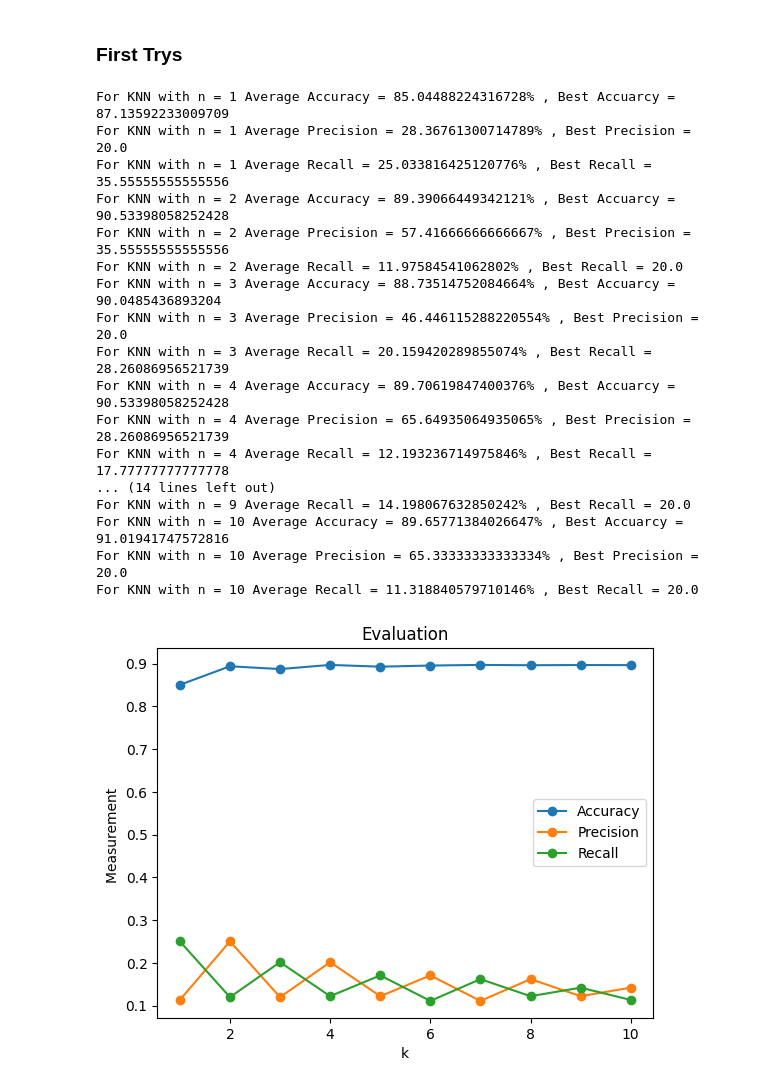
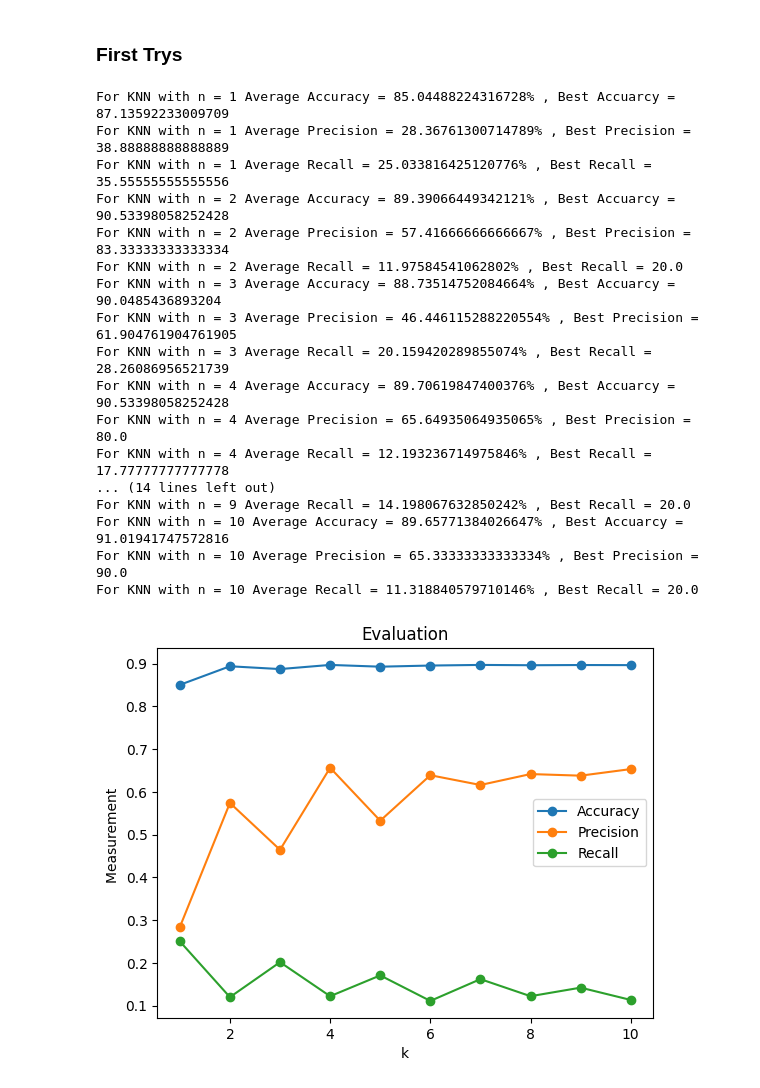
Before and after one commit to joscha-st/ibait_ml_g1, a Jupyter notebook: research.ipynb, the cells around one changed output. Cells and saved outputs as stored; diff of their text form; code cells hidden in the pictures.

```diff
--- a/research.ipynb
+++ b/research.ipynb
@@ -106,38 +106,38 @@ for k in k_l:
     print("For KNN with n = {} Average Accuracy = {}% , Best Accuarcy = {}".format(k, accuracy.mean() * 100.0, accuracy.max() * 100.0))
     accuracy_scores.append(accuracy.mean())
 
     precision = cross_val_score(estimator, bank_encoded, bank_target, cv=10, scoring='precision')
-    print("For KNN with n = {} Average Precision = {}% , Best Precision = {}".format(k, precision.mean() * 100.0, recall.max() * 100.0))
-    precision_scores.append(recall.mean())
+    print("For KNN with n = {} Average Precision = {}% , Best Precision = {}".format(k, precision.mean() * 100.0, precision.max() * 100.0))
+    precision_scores.append(precision.mean())
 
     recall = cross_val_score(estimator, bank_encoded, bank_target, cv=10, scoring='recall')
     print("For KNN with n = {} Average Recall = {}% , Best Recall = {}".format(k, recall.mean() * 100.0, recall.max() * 100.0))
     recall_scores.append(recall.mean())
 
 plt.plot(k_l, accuracy_scores, marker='o', label="Accuracy")
 plt.plot(k_l, precision_scores, marker='o', label="Precision")
 plt.plot(k_l, recall_scores, marker='o', label="Recall")
 plt.xlabel('k')
 plt.ylabel('Measurement ')
 plt.title('Evaluation')
 plt.legend()
 plt.show()
 # %% [output]
 For KNN with n = 1 Average Accuracy = 85.04488224316728% , Best Accuarcy = 87.13592233009709
-For KNN with n = 1 Average Precision = 28.36761300714789% , Best Precision = 20.0
+For KNN with n = 1 Average Precision = 28.36761300714789% , Best Precision = 38.88888888888889
 For KNN with n = 1 Average Recall = 25.033816425120776% , Best Recall = 35.55555555555556
 For KNN with n = 2 Average Accuracy = 89.39066449342121% , Best Accuarcy = 90.53398058252428
-For KNN with n = 2 Average Precision = 57.41666666666667% , Best Precision = 35.55555555555556
+For KNN with n = 2 Average Precision = 57.41666666666667% , Best Precision = 83.33333333333334
 For KNN with n = 2 Average Recall = 11.97584541062802% , Best Recall = 20.0
 For KNN with n = 3 Average Accuracy = 88.73514752084664% , Best Accuarcy = 90.0485436893204
-For KNN with n = 3 Average Precision = 46.446115288220554% , Best Precision = 20.0
+For KNN with n = 3 Average Precision = 46.446115288220554% , Best Precision = 61.904761904761905
 For KNN with n = 3 Average Recall = 20.159420289855074% , Best Recall = 28.26086956521739
 For KNN with n = 4 Average Accuracy = 89.70619847400376% , Best Accuarcy = 90.53398058252428
-For KNN with n = 4 Average Precision = 65.64935064935065% , Best Precision = 28.26086956521739
+For KNN with n = 4 Average Precision = 65.64935064935065% , Best Precision = 80.0
 For KNN with n = 4 Average Recall = 12.193236714975846% , Best Recall = 17.77777777777778
 ... (14 lines left out)
 For KNN with n = 9 Average Recall = 14.198067632850242% , Best Recall = 20.0
 For KNN with n = 10 Average Accuracy = 89.65771384026647% , Best Accuarcy = 91.01941747572816
-For KNN with n = 10 Average Precision = 65.33333333333334% , Best Precision = 20.0
+For KNN with n = 10 Average Precision = 65.33333333333334% , Best Precision = 90.0
 For KNN with n = 10 Average Recall = 11.318840579710146% , Best Recall = 20.0
-[figure, old version]
+[figure, new version]
```
Also changed, not shown: parts of 2 cells of this notebook.
